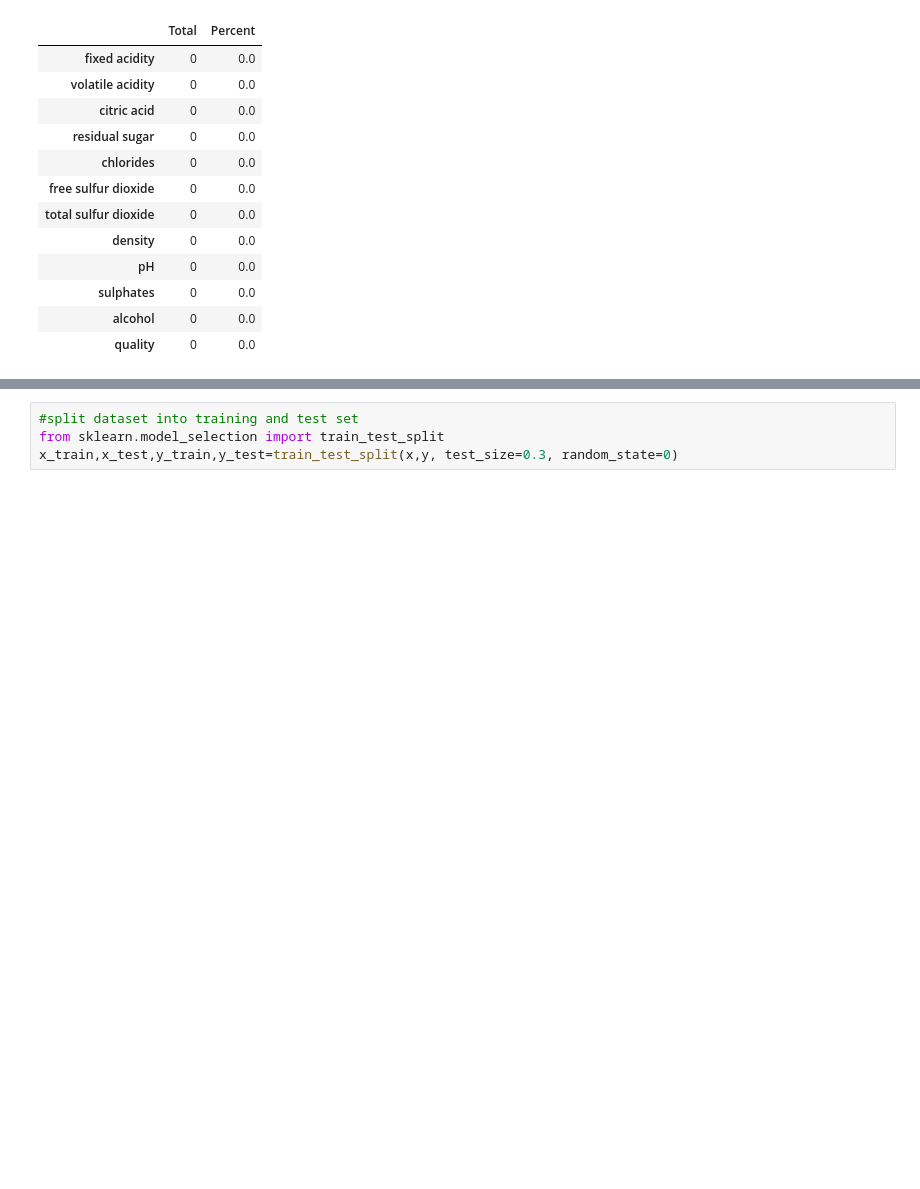
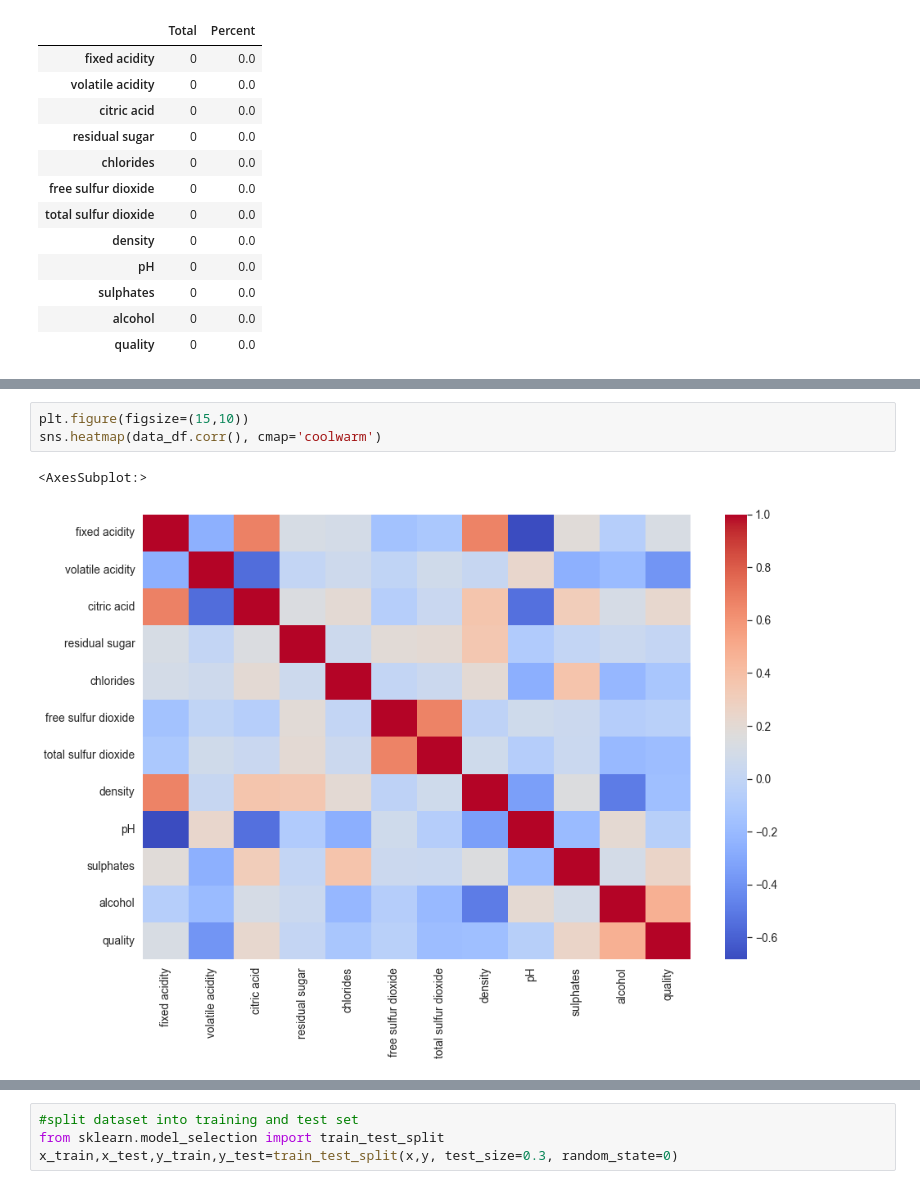
Before and after one commit to tnewsome2019/Red-Wine-Quality-Data, a Jupyter notebook: INST414_Final.ipynb, the cells around one changed output, grey strips where cells are left out. Cells and saved outputs as stored; diff of their text form; blank space fills up the shorter version.

```diff
--- a/INST414_Final.ipynb
+++ b/INST414_Final.ipynb
@@ -75,0 +77,6 @@ plt.show()
+# %%
+plt.figure(figsize=(15,10))
+sns.heatmap(data_df.corr(), cmap='coolwarm')
+# %% [output]
+<AxesSubplot:>
+[figure, added]
```
Also changed, not shown: parts of 38 cells of this notebook.
